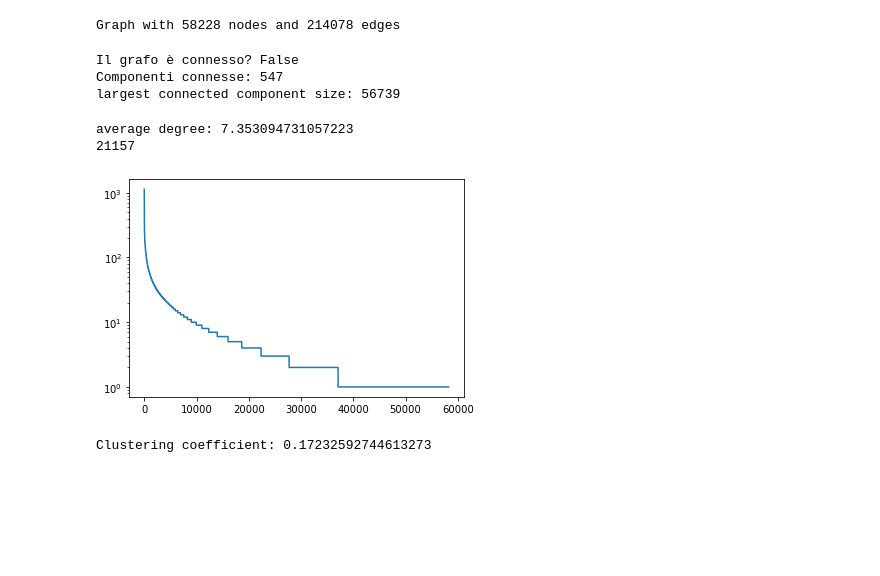
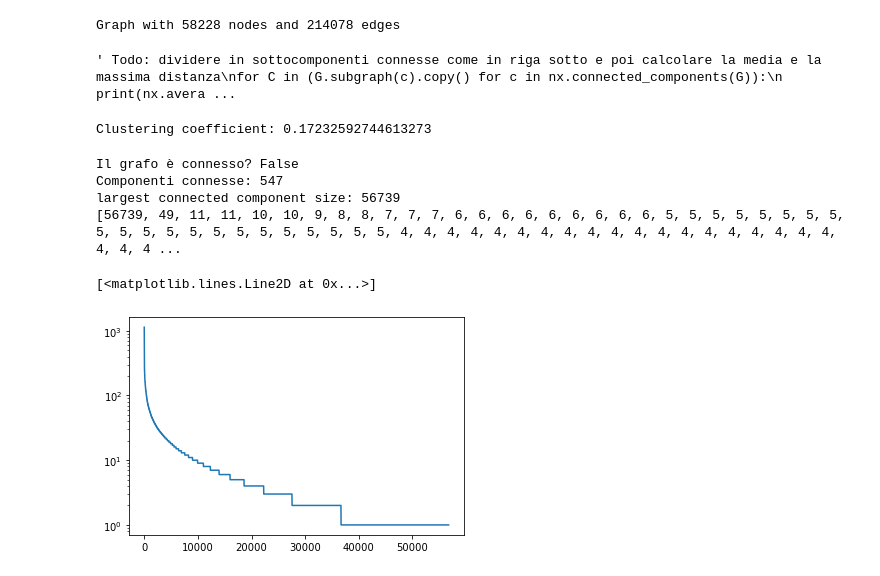
Before and after one commit to lory9894University/AVRC_project, a Jupyter notebook: measures.ipynb, the cells around one changed output. Drawn from its saved outputs; the diff is of its cells as text; code cells hidden in the pictures; blank space fills up the shorter version.

```diff
--- a/measures.ipynb
+++ b/measures.ipynb
@@ -17,36 +19,38 @@ G= nx.from_pandas_edgelist(data,"source","target")
 print(G)
 # %% [output]
 Graph with 58228 nodes and 214078 edges
-# %%
-#largest connected component
-print("Il grafo è connesso? "+str(nx.is_connected(G)))
-print("Componenti connesse: "+ str(nx.number_connected_components(G)))
-core_nodes = max(nx.connected_components(G), key=len)
-print(f"largest connected component size: {len(core_nodes)}")
-core = G.subgraph(core_nodes)
-
-
-#nx.draw(core, with_labels=True)
-# %% [output]
-Il grafo è connesso? False
-Componenti connesse: 547
-largest connected component size: 56739
-# %%
-#degree analysis
-degree_sequence = sorted([d for n, d in G.degree()], reverse=True)  # degree sequence
-plt.yscale('log')
-plt.plot(degree_sequence)
-
-print("average degree: " + str(sum(degree_sequence)/len(degree_sequence)))
-#wtf? average degree 7?
-print(degree_sequence.count(min(degree_sequence)))
-#ah, ecco perchè.
-# %% [output]
-average degree: 7.353094731057223
-21157
-[figure, removed]
+# %%
+#distances analysis
+''' Todo: dividere in sottocomponenti connesse come in riga sotto e poi calcolare la media e la massima distanza
+for C in (G.subgraph(c).copy() for c in nx.connected_components(G)):
+    print(nx.average_shortest_path_length(C))
+'''
+# %% [output]
+' Todo: dividere in sottocomponenti connesse come in riga sotto e poi calcolare la media e la massima distanza\nfor C in (G.subgraph(c).copy() for c in nx.connected_components(G)):\n    print(nx.avera ...
 # %%
 #clustering coefficient
 print("Clustering coefficient: "+str(nx.average_clustering(G)))
 # %% [output]
 Clustering coefficient: 0.17232592744613273
+# %%
+#largest connected component
+print("Il grafo è connesso? "+str(nx.is_connected(G)))
+print("Componenti connesse: "+ str(nx.number_connected_components(G)))
+core_nodes = max(nx.connected_components(G), key=len)
+print(f"largest connected component size: {len(core_nodes)}")
+core = G.subgraph(core_nodes)
+print([len(c) for c in sorted(nx.connected_components(G), key=len, reverse=True)])
+
+#analizzo i degree all'interno della sola largest connected components per scoprire se la sua dimensione è dovuta a molti nodi che si incontrano oppure a supernodi Hub
+largest_component = G.subgraph(core_nodes).copy()
+core_degree_sequence = sorted([d for n, d in largest_component.degree()], reverse=True)  # degree sequence
+plt.yscale('log')
+plt.plot(core_degree_sequence)
+#nx.draw(core, with_labels=True)
+# %% [output]
+Il grafo è connesso? False
+Componenti connesse: 547
+largest connected component size: 56739
+[56739, 49, 11, 11, 10, 10, 9, 8, 8, 7, 7, 7, 6, 6, 6, 6, 6, 6, 6, 6, 6, 5, 5, 5, 5, 5, 5, 5, 5, 5, 5, 5, 5, 5, 5, 5, 5, 5, 5, 5, 5, 5, 4, 4, 4, 4, 4, 4, 4, 4, 4, 4, 4, 4, 4, 4, 4, 4, 4, 4, 4, 4, 4, 4 ...
+[<matplotlib.lines.Line2D at 0x...>]
+[figure, added]
```
Also changed, not shown: parts of 5 cells of this notebook.
